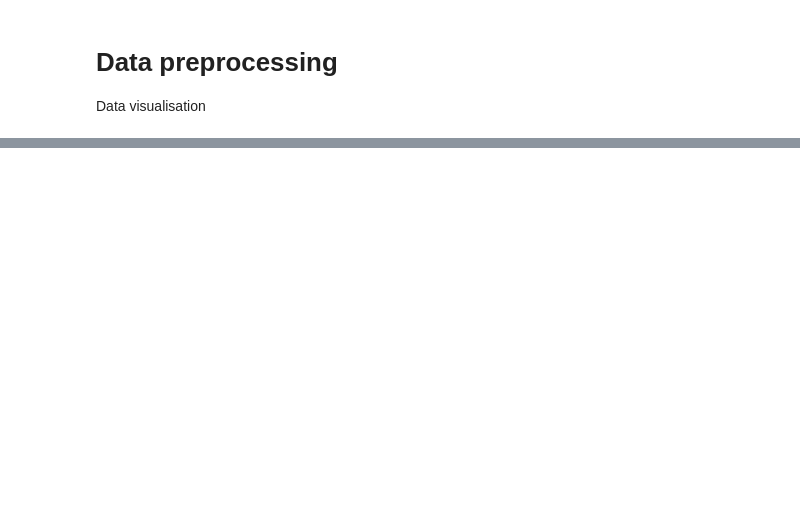
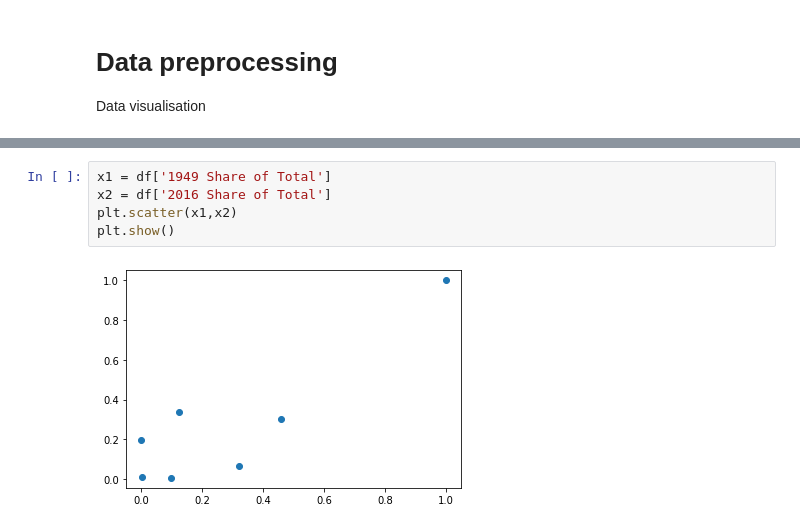
Before and after one commit to gautumsvp7/EnergyGenerationDataset, a Jupyter notebook: Electricity_gen_1949to2016.ipynb, the cells around one changed output, grey strips where cells are left out. Drawn from its saved outputs; the diff is of its cells as text; blank space fills up the shorter version.

```diff
--- a/Electricity_gen_1949to2016.ipynb
+++ b/Electricity_gen_1949to2016.ipynb
@@ -62,0 +98,7 @@ Data visualisation
+# %%
+x1 = df['1949 Share of Total']
+x2 = df['2016 Share of Total']
+plt.scatter(x1,x2)
+plt.show()
+# %% [output]
+[figure, added]
```
Also changed, not shown: parts of 5 cells of this notebook.
